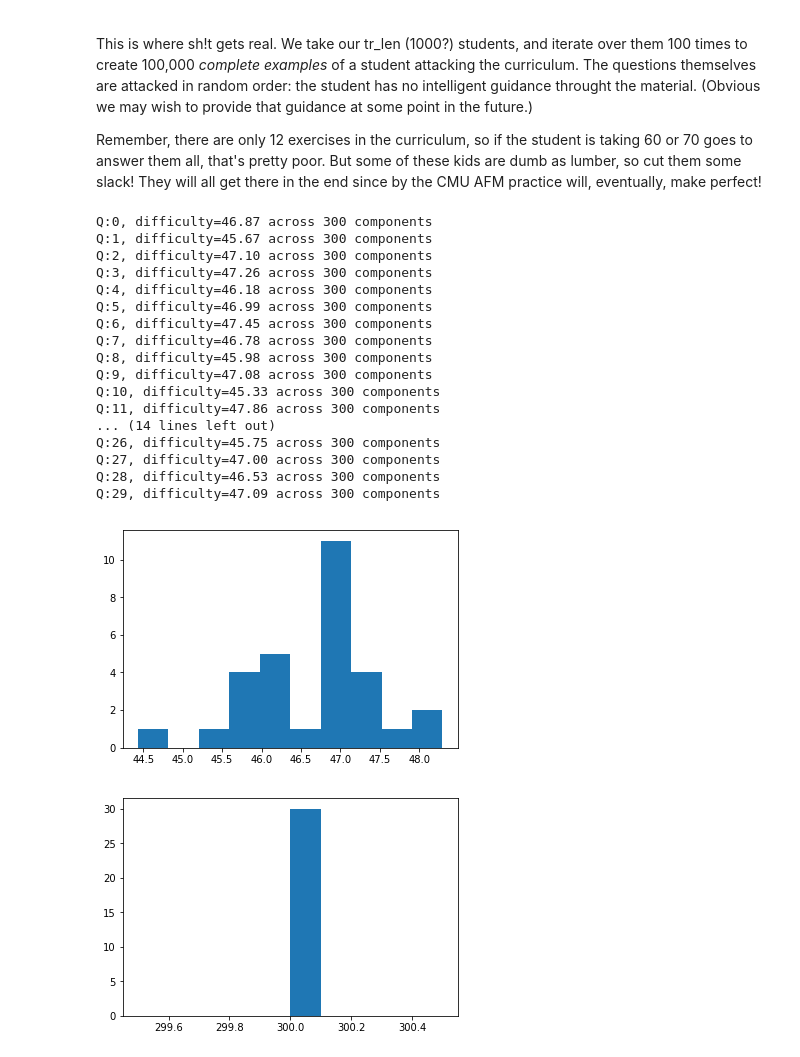
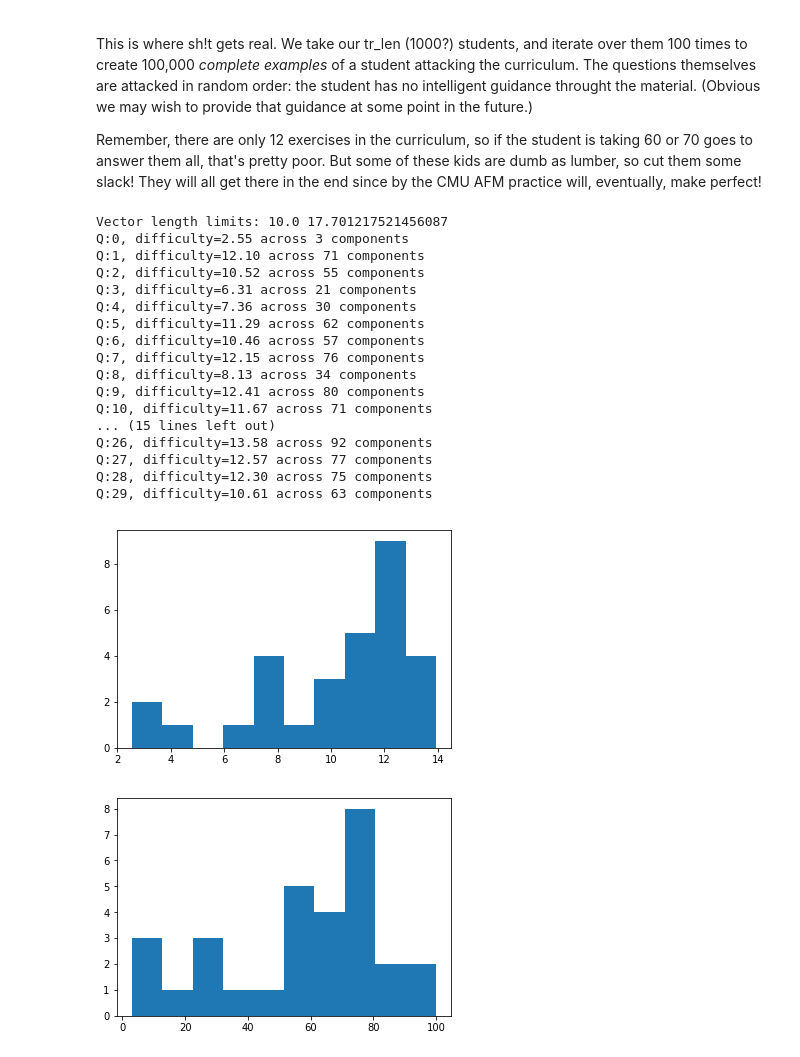
Before and after one commit to rjm49/mltm, a Jupyter notebook: MLTM_model_perplexity.ipynb, the cells around one changed output. Cells and saved outputs as stored; diff of their text form; code cells hidden in the pictures.

Commit message:
adjustable min max active components

```diff
--- a/MLTM_model_perplexity.ipynb
+++ b/MLTM_model_perplexity.ipynb
@@ -61,8 +62,8 @@ mid = (q_p_easiest + q_p_hardest)/2.0
 # pr_k_avg = q_p_avg**(1/n_traits)
 # print("pr k avg:", pr_k_avg)
 
-pr_k_easiest = q_p_easiest**(1/active_traits)
-pr_k_hardest = q_p_hardest**(1/active_traits)
+pr_k_easiest = q_p_easiest**(1/min_active_traits)
+pr_k_hardest = q_p_hardest**(1/max_active_traits)
 
 inv_sigmoid = lambda pr : ( -log((1/pr) -1) )
 easy_comp_del = inv_sigmoid(pr_k_easiest)
@@ -90,15 +91,15 @@ print("th", theta_min, theta_max)
 worst_comp_pr = 1/(1+exp(-(theta_min - beta_max)))
 best_comp_pr = 1/(1+exp(-(theta_max - beta_min)))
 
-null_task_pr = 1/(1+exp(-baseline))
-print("null-task passrate", null_task_pr)
-print("all-null passrate", null_task_pr**active_traits)
+# null_task_pr = 1/(1+exp(-baseline))
+# print("null-task passrate", null_task_pr)
+# print("all-null passrate", null_task_pr**active_traits)
 
 print("worst cmp chance=", worst_comp_pr)
 print("best cmp chance=", best_comp_pr)
 
-print("worst Pr=", worst_comp_pr**active_traits)
-print("best Pr=", best_comp_pr**active_traits)
+print("worst Pr=", worst_comp_pr**max_active_traits)
+print("best Pr=", best_comp_pr**min_active_traits)
 
 min_min = 1/(1+exp(-(theta_min - beta_min)))
 max_max = 1/(1+exp(-(theta_max - beta_max)))
@@ -134,16 +135,18 @@ limits 0.9992806308976618 0.9992806308976618
 (2, 3)
 # %%
 class Question():
-    def __init__(self, qix, min_diff, max_diff, nt=None, n_active=None):
+    def __init__(self, qix, min_diff, max_diff, nt, n_active):
         self.id = qix
 
-#         n_c = numpy.random.choice(range(int(nt/2),nt+1))
-#         n_c = numpy.random.choice(range(1,nt+1))
-#         n_c =  numpy.random.choice(range(1,n_active+1))
-        n_c = nt
+        if n_active:
+            if len(n_active)==2:
+                min_active = n_active[0]
+                max_active = n_active[1]
+                n_c =  numpy.random.choice(range(min_active, max_active+1))
+        else:
+            n_c = nt
+
         choices = numpy.random.choice(range(nt), size=n_c, replace=False)
-#         mass = random.uniform(0,(max_diff-min_diff)*len(choices))
-
         not_present= 0#min_diff
         self.betas = [ not_present for _ in range(nt) ]
 
@@ -246,10 +249,15 @@ def create_qs_from_blobs(n_qs, n_clusters, nt=n_traits):
     qn_table = BigTable((n_qs, nt),min_w=0, max_w=beta_max)
     return qns, qn_table
 # %%
-def create_qs(n_qs, nt=n_traits, n_active=n_traits):
+def create_qs(n_qs, nt, active_limits):
+
+    max_mag = sqrt((beta_max**2)*nt)
+    min_mag = sqrt((beta_min**2)*nt)
+    print("Vector length limits:",min_mag,max_mag)
+
     random.seed(666)
     numpy.random.seed(666)
-    master_qs = [Question(qix, beta_min,beta_max, nt=nt, n_active=n_active) for qix in range(n_qs)]
+    master_qs = [Question(qix, beta_min,beta_max, nt, active_limits) for qix in range(n_qs)]
     mags = []
     no_comps = []
     for q in master_qs:
@@ -346,50 +354,50 @@ def generate_attempts(master_qs, psi_list):
 # %%
 nn_dimensions = [n_traits]
 serieses = []
 min_errs = []
 n_qs = 30
 n_students = 100
 opt = Adam(lr=0.5)# (lr=.75)
 
 n_epochs = 1
 
-qs = create_qs(n_qs, n_traits, n_active = n_traits)
+qs = create_qs(n_qs, n_traits, (min_active_traits, max_active_traits))
 #     qs, q_table = create_qs_from_blobs(n_qs, 2, n_traits)
 ss = create_students(n_students, n_traits)
 
 x = []
 
 for _ in range(n_epochs):
     xa, _,_,_ = generate_attempts(qs,ss) # this is our x list of samples
     x.extend(xa)
 
 base = 2
 summa=0
 N = len(x)
 for tup in x:
     (psi_id, q_id, passed, passed) = tup
     p = calculate_pass_probability(ss[psi_id].thetas, qs[q_id].betas)
     summa += log(p, base)
 
 ppx = pow( base, (-summa/N))
 print("perplexity is {}".format(ppx))
 # %% [output]
-Q:0, difficulty=46.87 across 300 components
-Q:1, difficulty=45.67 across 300 components
-Q:2, difficulty=47.10 across 300 components
-Q:3, difficulty=47.26 across 300 components
-Q:4, difficulty=46.18 across 300 components
-Q:5, difficulty=46.99 across 300 components
-Q:6, difficulty=47.45 across 300 components
-Q:7, difficulty=46.78 across 300 components
-Q:8, difficulty=45.98 across 300 components
-Q:9, difficulty=47.08 across 300 components
-Q:10, difficulty=45.33 across 300 components
-Q:11, difficulty=47.86 across 300 components
-... (14 lines left out)
-Q:26, difficulty=45.75 across 300 components
-Q:27, difficulty=47.00 across 300 components
-Q:28, difficulty=46.53 across 300 components
-Q:29, difficulty=47.09 across 300 components
+Vector length limits: 10.0 17.701217521456087
+Q:0, difficulty=2.55 across 3 components
+Q:1, difficulty=12.10 across 71 components
+Q:2, difficulty=10.52 across 55 components
+Q:3, difficulty=6.31 across 21 components
+Q:4, difficulty=7.36 across 30 components
+Q:5, difficulty=11.29 across 62 components
+Q:6, difficulty=10.46 across 57 components
+Q:7, difficulty=12.15 across 76 components
+Q:8, difficulty=8.13 across 34 components
+Q:9, difficulty=12.41 across 80 components
+Q:10, difficulty=11.67 across 71 components
+... (15 lines left out)
+Q:26, difficulty=13.58 across 92 components
+Q:27, difficulty=12.57 across 77 components
+Q:28, difficulty=12.30 across 75 components
+Q:29, difficulty=10.61 across 63 components
-[figure, old version]
+[figure, new version]
-[figure, old version]
+[figure, new version]
```
Also changed, not shown: parts of 4 cells of this notebook.
